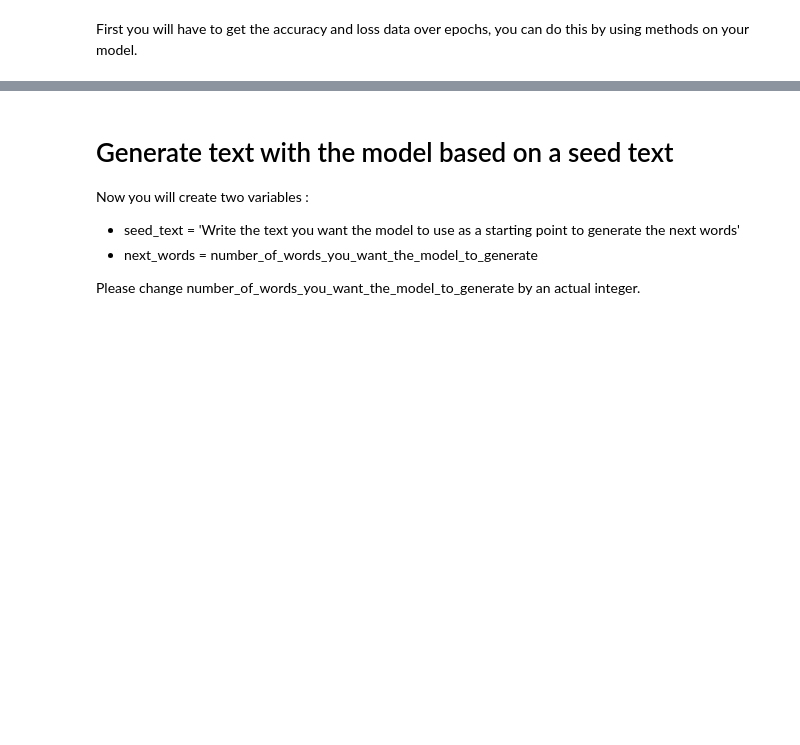
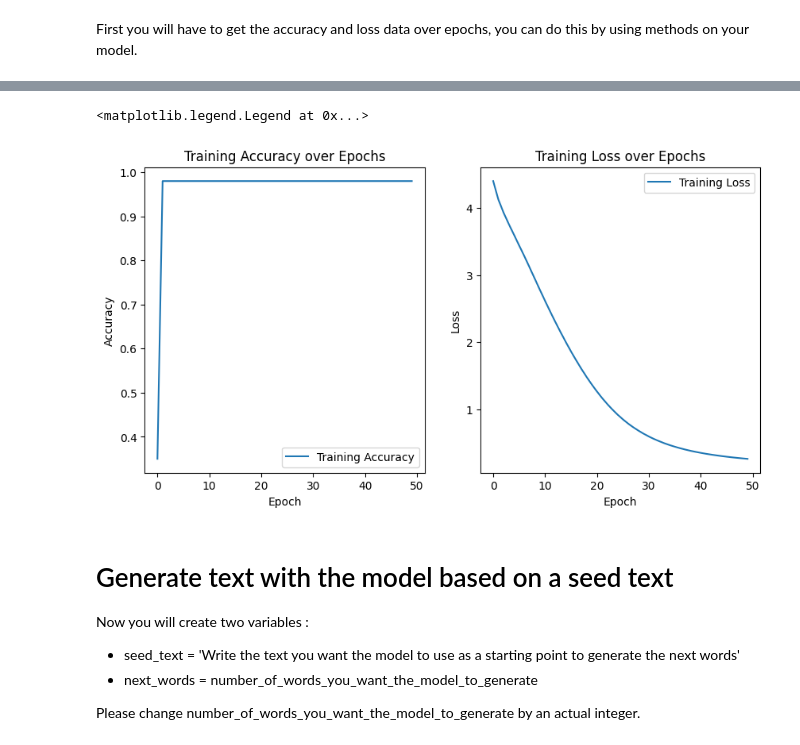
Before and after one commit to Cutie-tee/lab-text-generation-shakespeare, a Jupyter notebook: main.ipynb, the cells around one changed output, grey strips where cells are left out. Saved outputs shown, nothing was run; the diff lists cells and outputs as text; code cells hidden in the pictures; blank space fills up the shorter version.

```diff
--- a/main.ipynb
+++ b/main.ipynb
@@ -169,3 +179,6 @@ labels = to_categorical(labels_data, num_classes=total_words)
+# %%
+if label.dtype != np.int64:  # or np.int32 if your indices are 32-bit
+    label = label.astype(int)  # Convert to integer type
 # %% [markdown]
 # Initialize the Model
 
@@ -193,3 +200,15 @@ model = Sequential([
+# %%
+from tensorflow.keras.layers import Embedding, LSTM, Dense, Flatten # Import Flatten
+
+model = Sequential([
+    Embedding(total_words, 64, input_length=max_sequence_len-1),
+    LSTM(100),
+    Dense(total_words, activation='softmax')
+])
+model.add(Flatten()) # Now Flatten is recognized
+
+# Add a Dense layer with 84 neurons and softmax activation
+model.add(Dense(84, activation='softmax'))
 # %% [markdown]
 # Compile the Model:
 
@@ -241,0 +280,26 @@ First you will have to get the accuracy and loss data over epochs, you can do th
+# %%
+!pip install matplotlib
+
+import matplotlib.pyplot as plt
+
+# Get training accuracy and loss values from the history object
+training_accuracy = history.history['accuracy']
+training_loss = history.history['loss']
+
+# Create the plot for accuracy
+plt.figure(figsize=(10, 5))
+plt.subplot(1, 2, 1)
+plt.plot(training_accuracy, label='Training Accuracy')
+plt.title('Training Accuracy over Epochs')
+plt.xlabel('Epoch')
+plt.ylabel('Accuracy')
+plt.legend()
+
+# Create the plot for loss
+plt.subplot(1, 2, 2)
+plt.plot(training_loss, label='Training Loss')
+plt.title('Training Loss over Epochs')
+plt.xlabel('Epoch')
+plt.ylabel('Loss')
+plt.legend()
+# %% [output]
@@ -242,3 +317,5 @@ First you will have to get the accuracy and loss data over epochs, you can do th
+<matplotlib.legend.Legend at 0x...>
+[figure, added]
 # %% [markdown]
 # Generate text with the model based on a seed text
 
```
Also changed, not shown: parts of 16 cells of this notebook.
